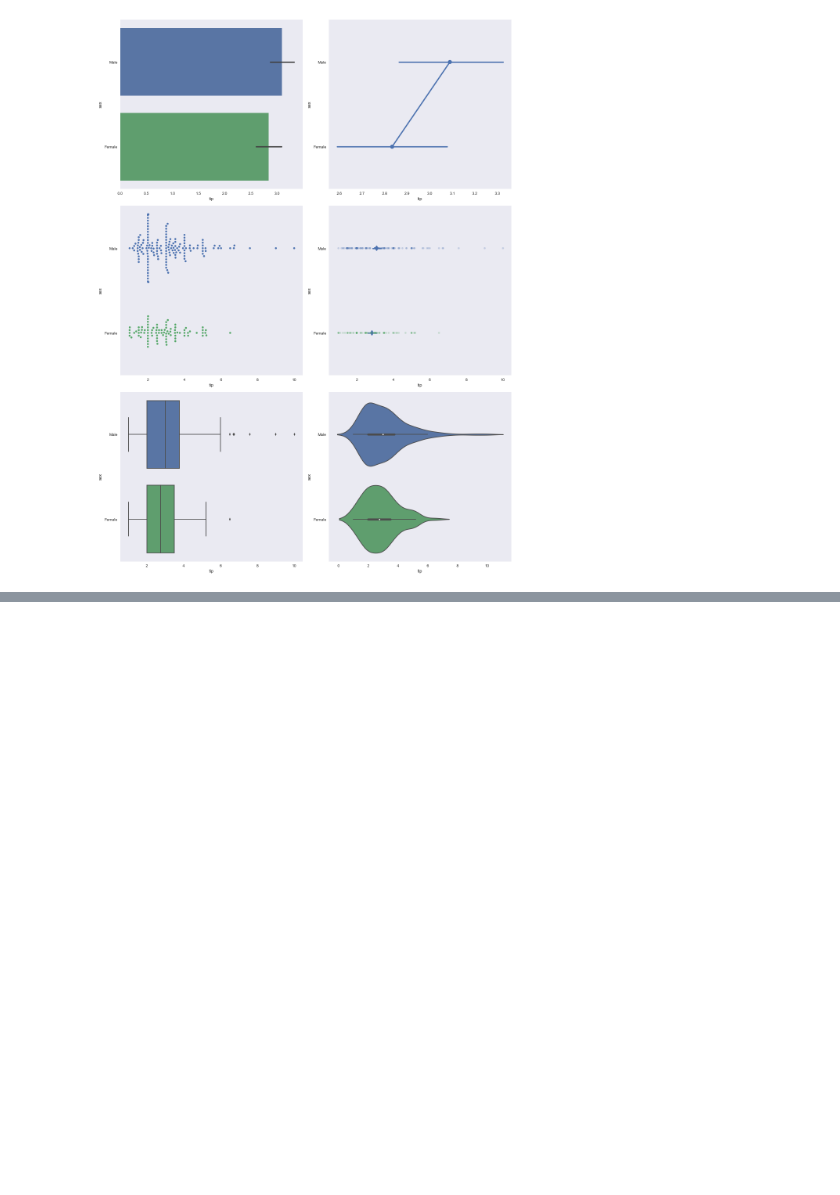
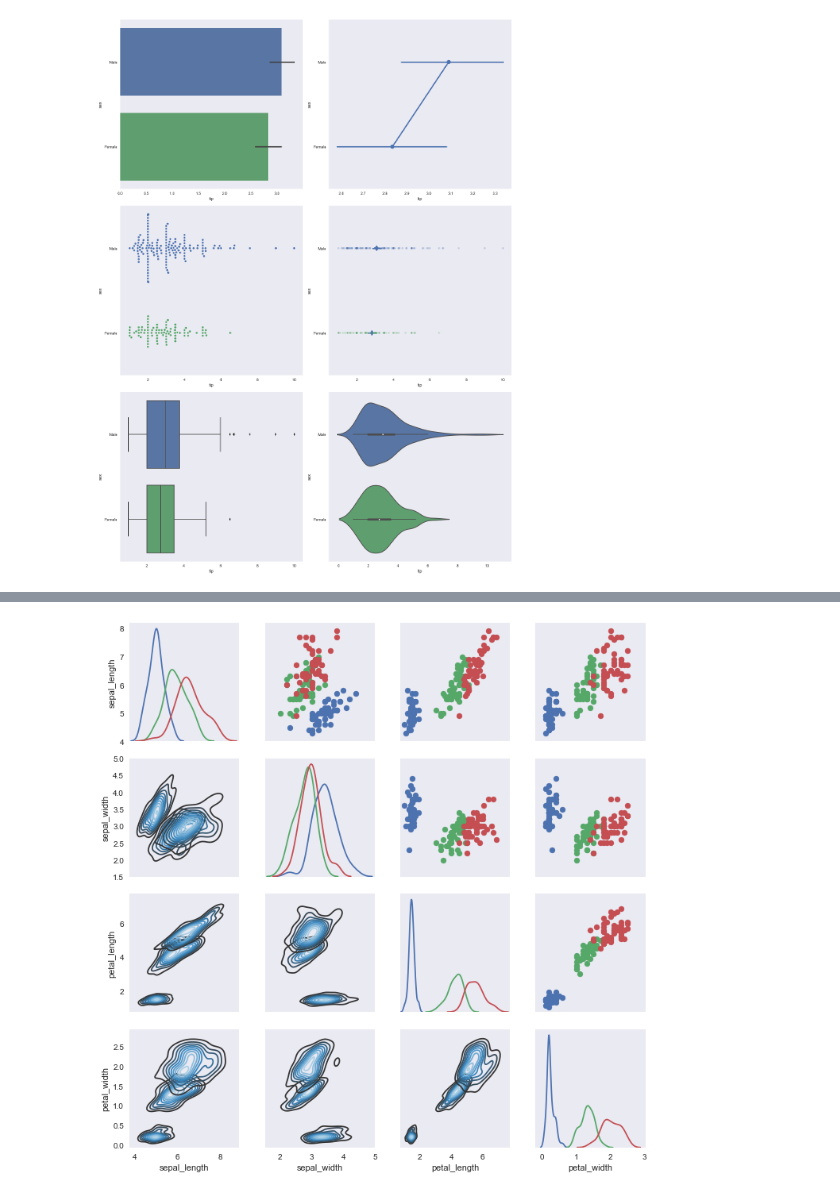
Before and after one commit to PriyankaBiswas/Data-Science, a Jupyter notebook: Unit1_DS_investigations/L3_viz/unit1_viz_seaborn_drills.ipynb, the cells around one changed output, grey strips where cells are left out. Saved outputs shown, nothing was run; the diff lists cells and outputs as text; code cells hidden in the pictures; blank space fills up the shorter version.

```diff
--- a/Unit1_DS_investigations/L3_viz/unit1_viz_seaborn_drills.ipynb
+++ b/Unit1_DS_investigations/L3_viz/unit1_viz_seaborn_drills.ipynb
@@ -276,0 +291,11 @@ plt.tight_layout()
+# %%
+# Paired Density and Scatter Plots (for all categorical variables)
+g = sns.PairGrid(iris, diag_sharey=False, hue="species")
+
+g.map_upper(plt.scatter)
+g.map_diag(sns.kdeplot)
+g.map_lower(sns.kdeplot,  cmap="Blues_d")
+
+plt.show()
+# %% [output]
+[figure, added]
```
Also changed, not shown: parts of 4 cells of this notebook.
